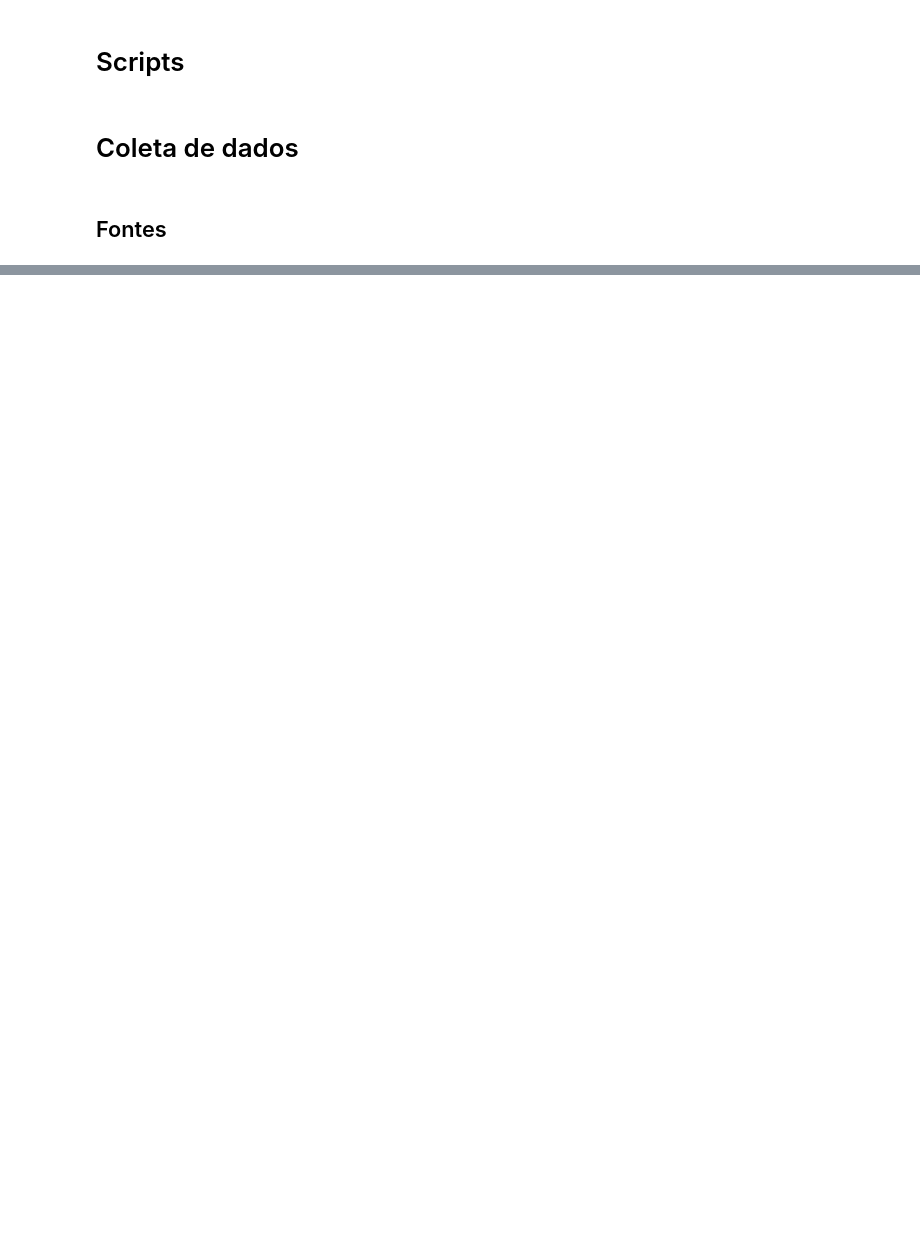
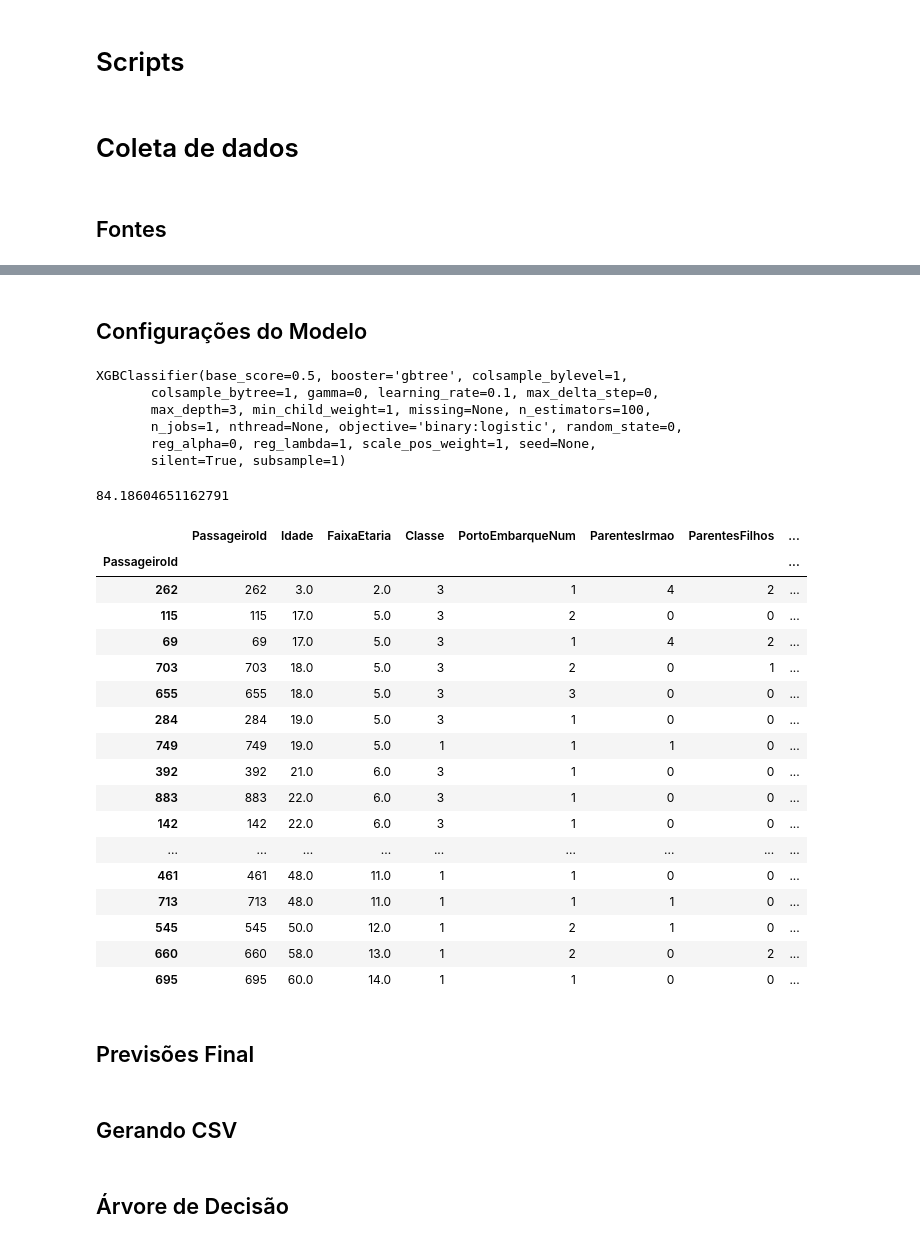
Before and after one commit to silvanopessoa/titanic, a Jupyter notebook: 02 - Machine Learning.ipynb, the cells around one changed output, grey strips where cells are left out. Drawn from its saved outputs; the diff is of its cells as text; code cells hidden in the pictures; blank space fills up the shorter version.

```diff
--- a/02 - Machine Learning.ipynb
+++ b/02 - Machine Learning.ipynb
@@ -267,0 +269,5 @@ min_child_weight_final= 1
+# %%
+colunas= ['SaudacaoNum', 'PassagemPreco', 'FamiliaQtde', 'EstaSozinho']
+seed= 9
+max_depth_final= 3
+min_child_weight_final= 1
@@ -271,3 +280,48 @@ x_treino, x_teste, y_treino, y_teste = model_selection.train_test_split(train[co
 # %%
-xgb_model = xgb.XGBClassifier(max_depth=0,min_child_weight=1).fit(x_treino, y_treino)
+xgb_model = xgb.XGBClassifier(max_depth=max_depth_final,min_child_weight=min_child_weight_final).fit(x_treino, y_treino)
+# %% [markdown]
+## Configurações do Modelo
+# %%
+xgb_model
+# %% [output]
+XGBClassifier(base_score=0.5, booster='gbtree', colsample_bylevel=1,
+       colsample_bytree=1, gamma=0, learning_rate=0.1, max_delta_step=0,
+       max_depth=3, min_child_weight=1, missing=None, n_estimators=100,
+       n_jobs=1, nthread=None, objective='binary:logistic', random_state=0,
+       reg_alpha=0, reg_lambda=1, scale_pos_weight=1, seed=None,
+       silent=True, subsample=1)
+# %%
+predictions = xgb_model.predict(x_teste)
+# %%
+actuals = y_teste
+previsto = pd.DataFrame({'previsto':predictions},index=actuals.index)
+resultadoErros =       previsto.loc[previsto['previsto'].values != actuals['Sobreviventes'].values]
+resultadoAcertos =     previsto.loc[previsto['previsto'].values == actuals['Sobreviventes'].values]
+print(xgb_model.score(x_teste,y_teste)*100.0)
+# %% [output]
+84.18604651162791
+# %%
+listResultadoErros = train.loc[(train.PassageiroId[resultadoErros.index])]
+listResultadoErros.sort_values(by=['FaixaEtaria', 'Idade'])
+# %% [output]
+|  | PassageiroId | Idade | FaixaEtaria | Classe | PortoEmbarqueNum | ParentesIrmao | ParentesFilhos | ... |
+| PassageiroId |  |  |  |  |  |  |  | ... |
+| 262 | 262 | 3.0 | 2.0 | 3 | 1 | 4 | 2 | ... |
+| 115 | 115 | 17.0 | 5.0 | 3 | 2 | 0 | 0 | ... |
+| 69 | 69 | 17.0 | 5.0 | 3 | 1 | 4 | 2 | ... |
+| 703 | 703 | 18.0 | 5.0 | 3 | 2 | 0 | 1 | ... |
+| 655 | 655 | 18.0 | 5.0 | 3 | 3 | 0 | 0 | ... |
+| 284 | 284 | 19.0 | 5.0 | 3 | 1 | 0 | 0 | ... |
+| 749 | 749 | 19.0 | 5.0 | 1 | 1 | 1 | 0 | ... |
+| 392 | 392 | 21.0 | 6.0 | 3 | 1 | 0 | 0 | ... |
+| 883 | 883 | 22.0 | 6.0 | 3 | 1 | 0 | 0 | ... |
+| 142 | 142 | 22.0 | 6.0 | 3 | 1 | 0 | 0 | ... |
+| ... | ... | ... | ... | ... | ... | ... | ... | ... |
+| 461 | 461 | 48.0 | 11.0 | 1 | 1 | 0 | 0 | ... |
+| 713 | 713 | 48.0 | 11.0 | 1 | 1 | 1 | 0 | ... |
+| 545 | 545 | 50.0 | 12.0 | 1 | 2 | 1 | 0 | ... |
+| 660 | 660 | 58.0 | 13.0 | 1 | 2 | 0 | 2 | ... |
+| 695 | 695 | 60.0 | 14.0 | 1 | 1 | 0 | 0 | ... |
+# %% [markdown]
+## Previsões Final
 # %%
@@ -275,3 +329,5 @@ y_pred_dropna = xgb_model.predict(test_csv[colunas])
+# %% [markdown]
+## Gerando CSV
 # %%
 submission = pd.DataFrame({
         "PassengerId": test_csv["PassageiroId"],
@@ -281,3 +337,5 @@ submission.to_csv('resultXGBClassifier_dropna.csv', index=False)
+# %% [markdown]
+## Árvore de Decisão
 # %%
 xgb.plot_tree(xgb_model)
 fig = pl.gcf()
```
Also changed, not shown: parts of 15 cells of this notebook, 5 other files.
